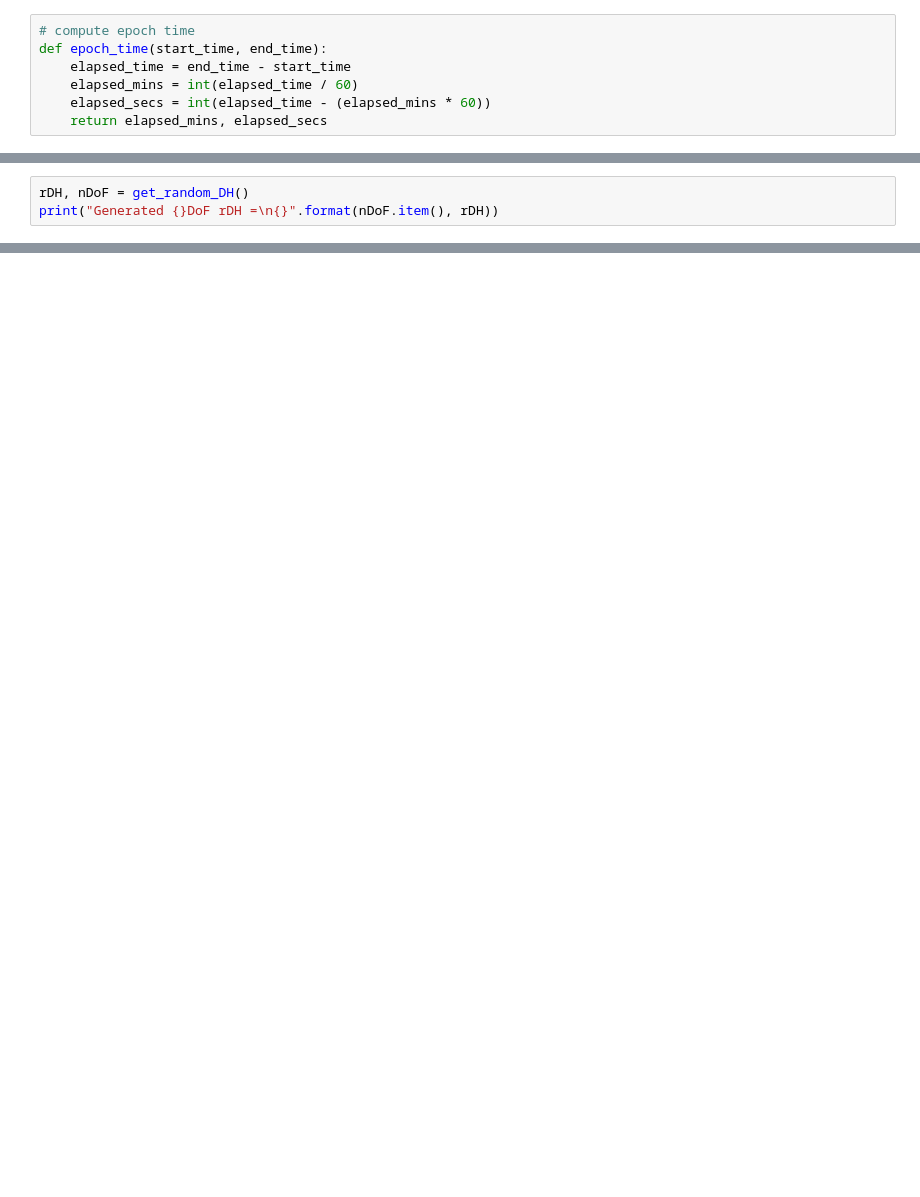
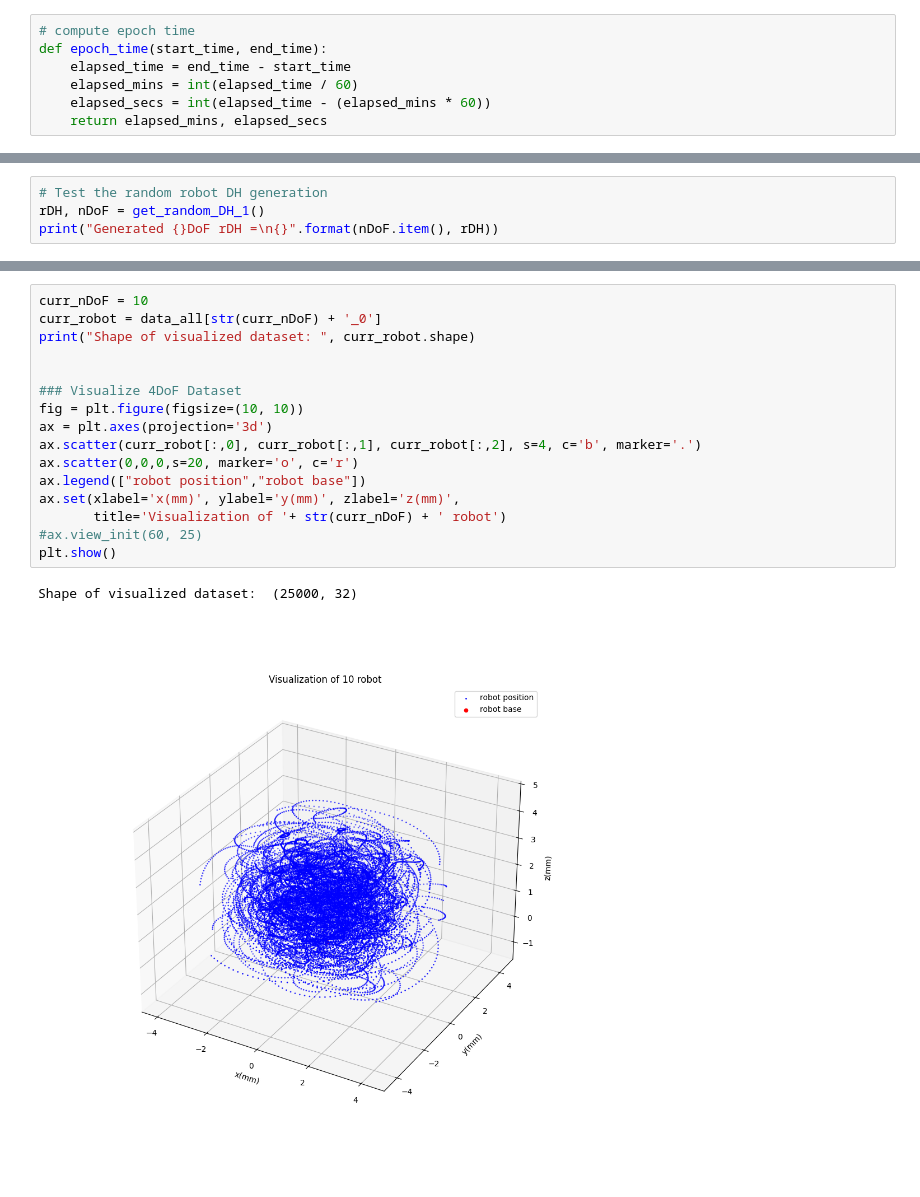
Before and after one commit to jacketdembys/miksolver, a Jupyter notebook: generate_dataset_all_data_complex.ipynb, the cells around one changed output, grey strips where cells are left out. Cells and saved outputs as stored; diff of their text form; blank space fills up the shorter version.

Commit message:
experimenting with another dataset

```diff
--- a/generate_dataset_all_data_complex.ipynb
+++ b/generate_dataset_all_data_complex.ipynb
@@ -108,6 +147,7 @@ def is_orthogonal(matrix):
     rotation_part = matrix[:3, :3]  # Extract rotation part
     return np.allclose(np.dot(rotation_part, rotation_part.T), np.eye(3), atol=1e-6)
 # %%
-rDH, nDoF = get_random_DH()
+# Test the random robot DH generation
+rDH, nDoF = get_random_DH_1()
 print("Generated {}DoF rDH =\n{}".format(nDoF.item(), rDH))
 # %% [output]
@@ -118,0 +303,19 @@ tensor([[0.3226, 0.2033, 0.9905, 1.5708],
+# %%
+curr_nDoF = 10
+curr_robot = data_all[str(curr_nDoF) + '_0']
+print("Shape of visualized dataset: ", curr_robot.shape)
+
+
+### Visualize 4DoF Dataset
+fig = plt.figure(figsize=(10, 10))
+ax = plt.axes(projection='3d')
+ax.scatter(curr_robot[:,0], curr_robot[:,1], curr_robot[:,2], s=4, c='b', marker='.')
+ax.scatter(0,0,0,s=20, marker='o', c='r')
+ax.legend(["robot position","robot base"])
+ax.set(xlabel='x(mm)', ylabel='y(mm)', zlabel='z(mm)',
+       title='Visualization of '+ str(curr_nDoF) + ' robot')
+#ax.view_init(60, 25)
+plt.show()
+# %% [output]
+Shape of visualized dataset:  (25000, 32)
+[figure, added]
```
Also changed, not shown: parts of 8 cells of this notebook, 1 other file.
